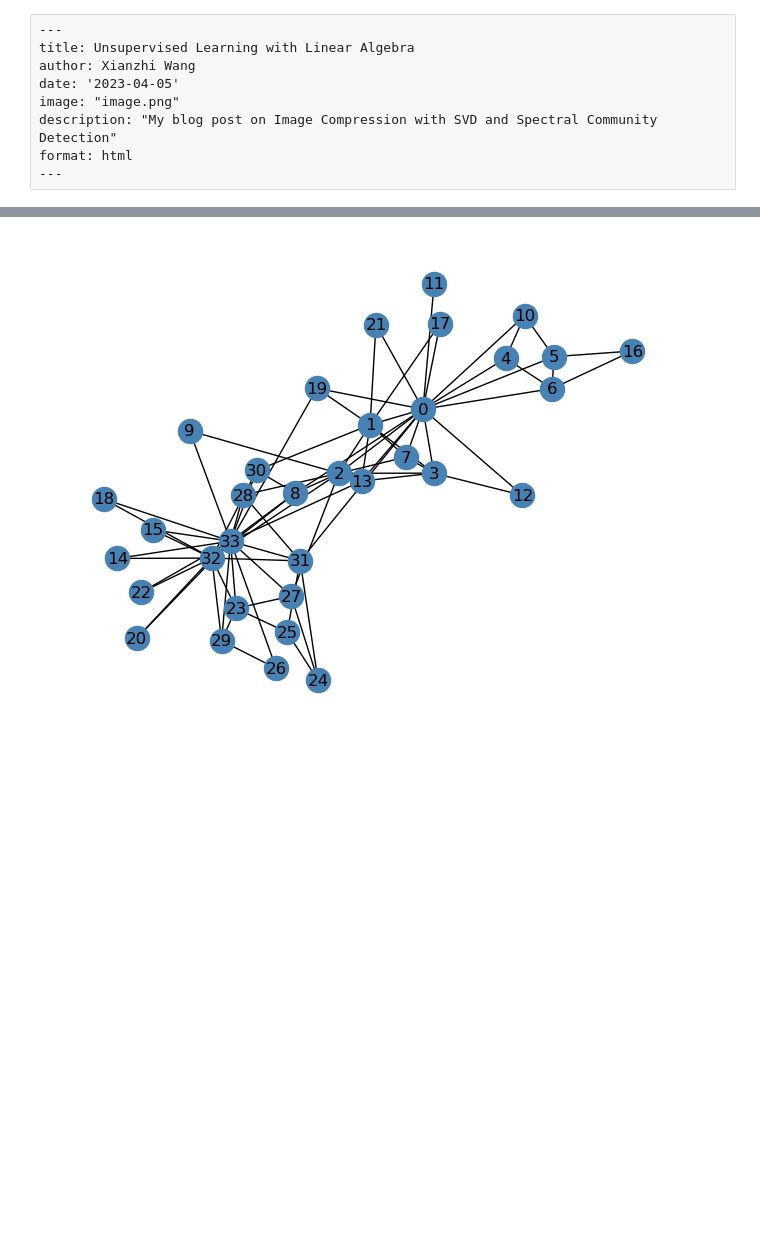
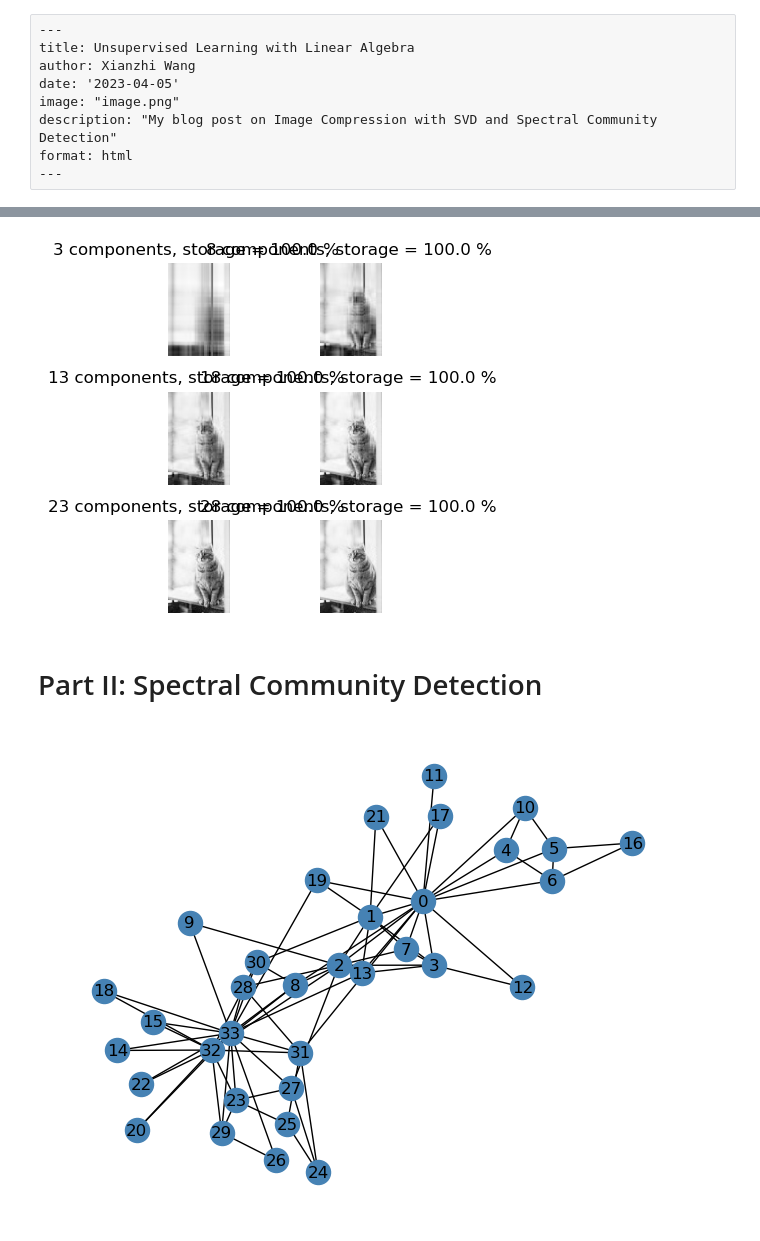
Before and after one commit to Xianzhiwang1/CS0451-page-site, a Jupyter notebook: posts/my-blog-post-06-unsupervised-learning/index.ipynb, the cells around one changed output, grey strips where cells are left out. Drawn from its saved outputs; the diff is of its cells as text; code cells hidden in the pictures; blank space fills up the shorter version.

```diff
--- a/posts/my-blog-post-06-unsupervised-learning/index.ipynb
+++ b/posts/my-blog-post-06-unsupervised-learning/index.ipynb
@@ -15,3 +80,9 @@ format: html
+# %%
+svd1.experiment(grey_img)
+# %% [output]
+[figure, added]
+# %% [markdown]
+# Part II: Spectral Community Detection
 # %%
 import networkx as nx
 G = nx.karate_club_graph()
```
Also changed, not shown: parts of 8 cells of this notebook, 21 other files.
